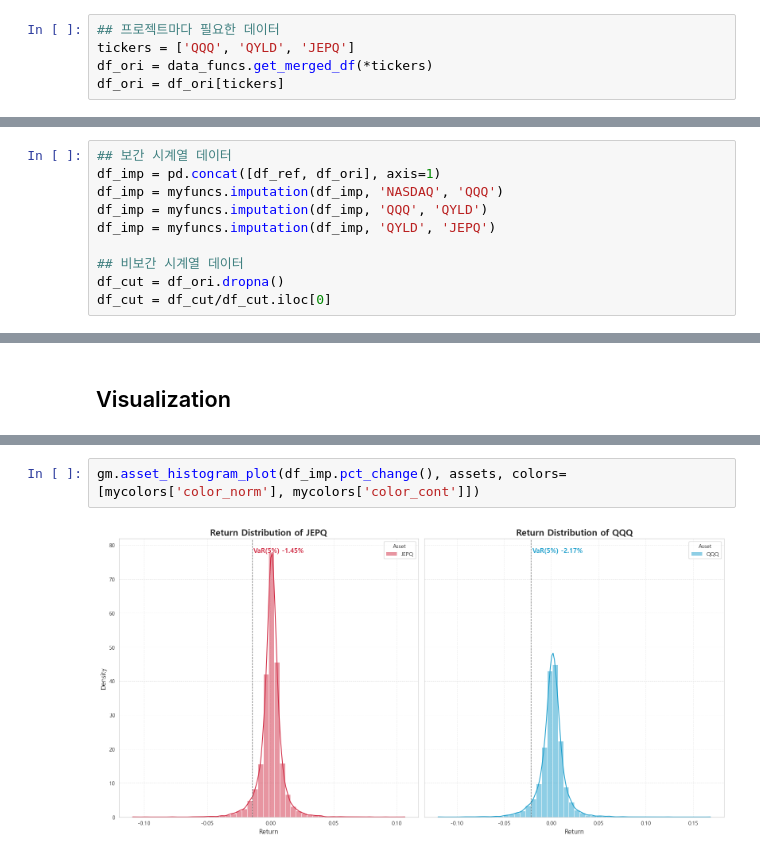
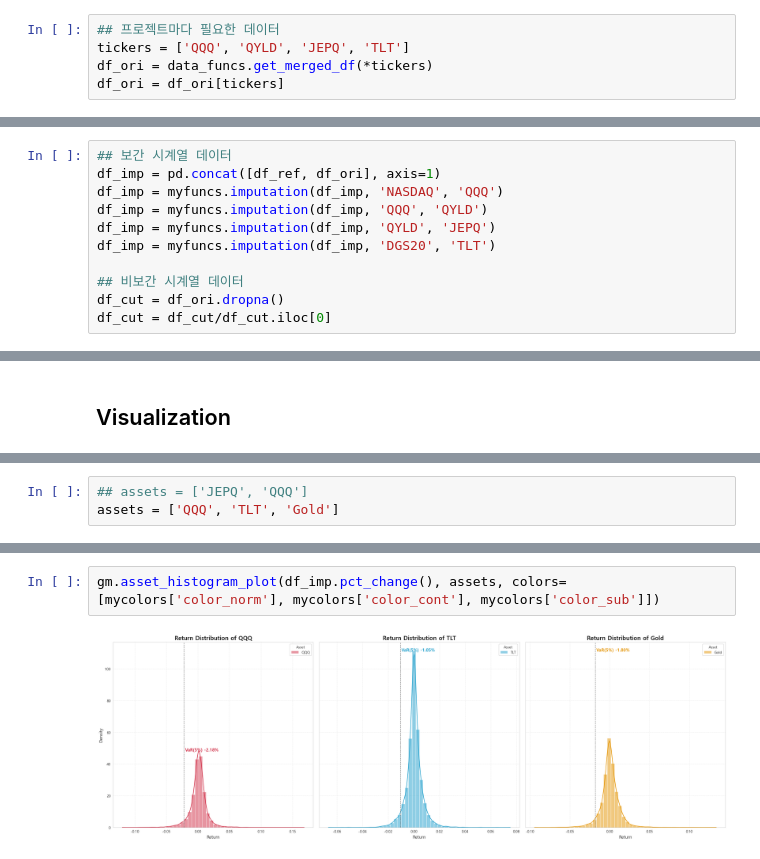
Before and after one commit to sdjhs0327/ws_fn, a Jupyter notebook: contents/00_01_Anal_One_JEPQ.ipynb, the cells around one changed output, grey strips where cells are left out. Saved outputs shown, nothing was run; the diff lists cells and outputs as text.

```diff
--- a/contents/00_01_Anal_One_JEPQ.ipynb
+++ b/contents/00_01_Anal_One_JEPQ.ipynb
@@ -88,6 +88,6 @@ df_ref = df_ref/df_ref.iloc[0]
 # %%
 ## 프로젝트마다 필요한 데이터
-tickers = ['QQQ', 'QYLD', 'JEPQ']
+tickers = ['QQQ', 'QYLD', 'JEPQ', 'TLT']
 df_ori = data_funcs.get_merged_df(*tickers)
 df_ori = df_ori[tickers]
 # %% [output]
@@ -98,6 +98,7 @@ df_imp = pd.concat([df_ref, df_ori], axis=1)
 df_imp = myfuncs.imputation(df_imp, 'NASDAQ', 'QQQ')
 df_imp = myfuncs.imputation(df_imp, 'QQQ', 'QYLD')
 df_imp = myfuncs.imputation(df_imp, 'QYLD', 'JEPQ')
+df_imp = myfuncs.imputation(df_imp, 'DGS20', 'TLT')
 
 ## 비보간 시계열 데이터
 df_cut = df_ori.dropna()
@@ -113 +121,4 @@ assets = ['JEPQ', 'QQQ']
+# %%
+## assets = ['JEPQ', 'QQQ']
+assets = ['QQQ', 'TLT', 'Gold']
 # %%
@@ -117,5 +128,5 @@ gm.trend_plot(df_imp, assets, colors=[mycolors['color_norm'], mycolors['color_co
 # %%
-gm.asset_histogram_plot(df_imp.pct_change(), assets, colors=[mycolors['color_norm'], mycolors['color_cont']])
+gm.asset_histogram_plot(df_imp.pct_change(), assets, colors=[mycolors['color_norm'], mycolors['color_cont'], mycolors['color_sub']])
 # %% [output]
-[figure, old version]
+[figure, new version]
 # %%
```
Also changed, not shown: parts of 19 cells of this notebook.
